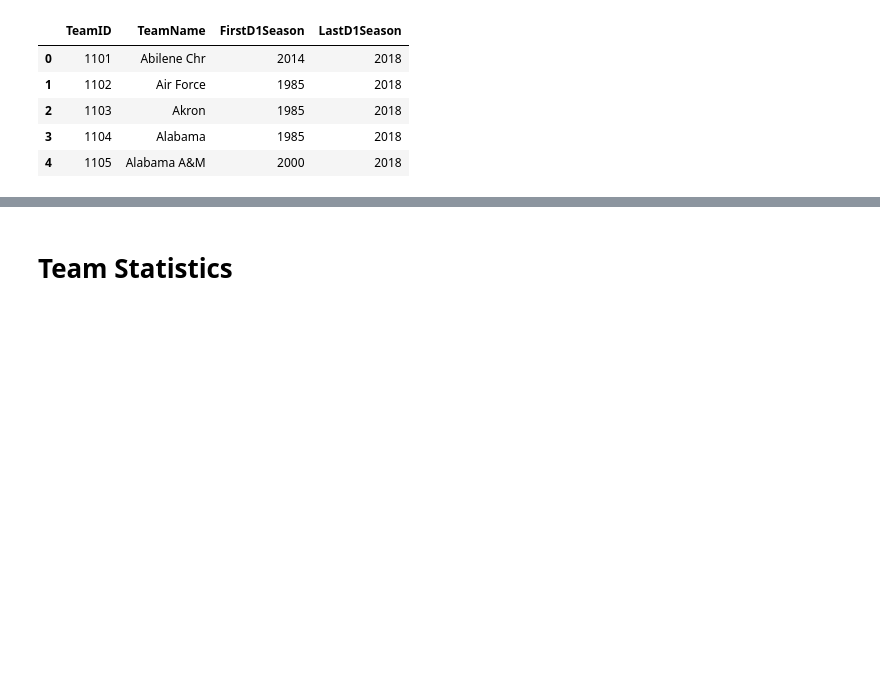
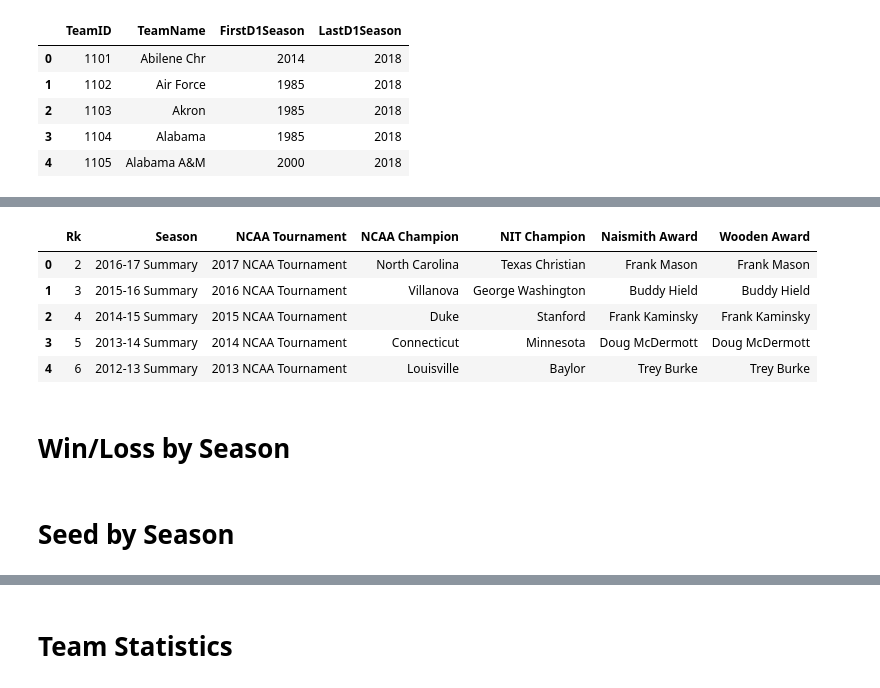
Before and after one commit to j316chuck/March-Madness, a Jupyter notebook: code/features/Feature_Engineering.ipynb, the cells around one changed output, grey strips where cells are left out. Saved outputs shown, nothing was run; the diff lists cells and outputs as text; code cells hidden in the pictures; blank space fills up the shorter version.

```diff
--- a/code/features/Feature_Engineering.ipynb
+++ b/code/features/Feature_Engineering.ipynb
@@ -14,9 +14,11 @@ from sklearn.model_selection import GridSearchCV
 # Read Data
 # %%
 data_path = '../../input/'
-df_reg_detailed_results = pd.read_csv(data_path + 'RegularSeasonDetailedResults.csv')
-df_tourney_detailed_results = pd.read_csv(data_path + 'NCAATourneyDetailedResults.csv')
+df_reg_season_detailed = pd.read_csv(data_path + 'RegularSeasonDetailedResults.csv')
+df_tourney_detailed = pd.read_csv(data_path + 'NCAATourneyDetailedResults.csv')
 df_seeds = pd.read_csv(data_path + 'NCAATourneySeeds.csv')
 df_seasons = pd.read_csv(data_path + 'Seasons.csv')
 df_teams = pd.read_csv(data_path + 'Teams.csv')
+df_team_conferences = pd.read_csv(data_path + 'TeamConferences.csv')
+df_tourney_results = pd.read_csv(data_path + 'TourneyResults.csv')
 # %%
@@ -68,0 +80,11 @@ df_teams.head()
+# %%
+df_tourney_results.head()
+# %% [output]
+|  | Rk | Season | NCAA Tournament | NCAA Champion | NIT Champion | Naismith Award | Wooden Award |
+| 0 | 2 | 2016-17 Summary | 2017 NCAA Tournament | North Carolina | Texas Christian | Frank Mason | Frank Mason |
+| 1 | 3 | 2015-16 Summary | 2016 NCAA Tournament | Villanova | George Washington | Buddy Hield | Buddy Hield |
+| 2 | 4 | 2014-15 Summary | 2015 NCAA Tournament | Duke | Stanford | Frank Kaminsky | Frank Kaminsky |
+| 3 | 5 | 2013-14 Summary | 2014 NCAA Tournament | Connecticut | Minnesota | Doug McDermott | Doug McDermott |
+| 4 | 6 | 2012-13 Summary | 2013 NCAA Tournament | Louisville | Baylor | Trey Burke | Trey Burke |
+# %% [markdown]
+# Win/Loss by Season
@@ -68,0 +119,2 @@ df_teams.head()
+# %% [markdown]
+# Seed by Season
```
Also changed, not shown: parts of 24 cells of this notebook, 25 other files.
